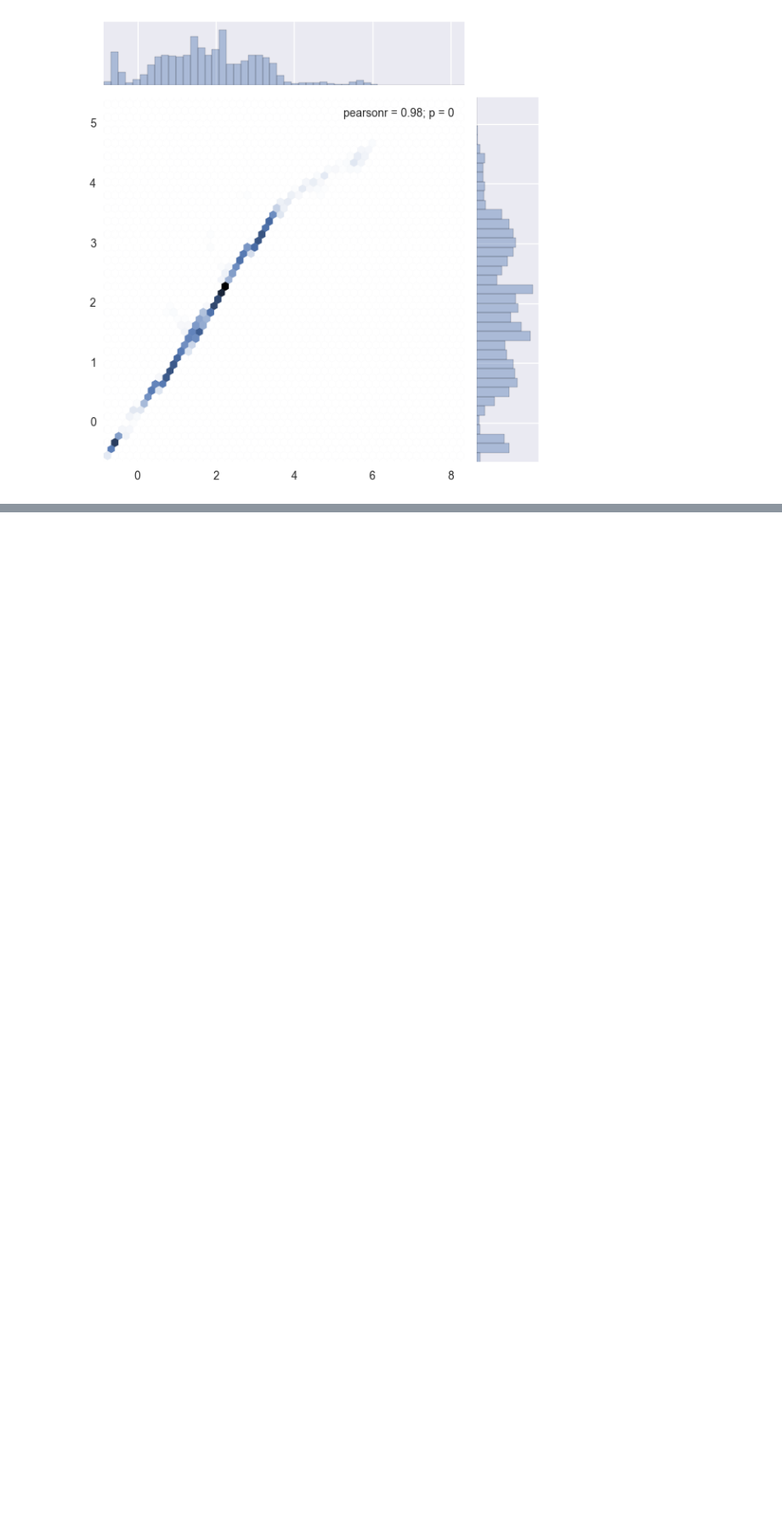
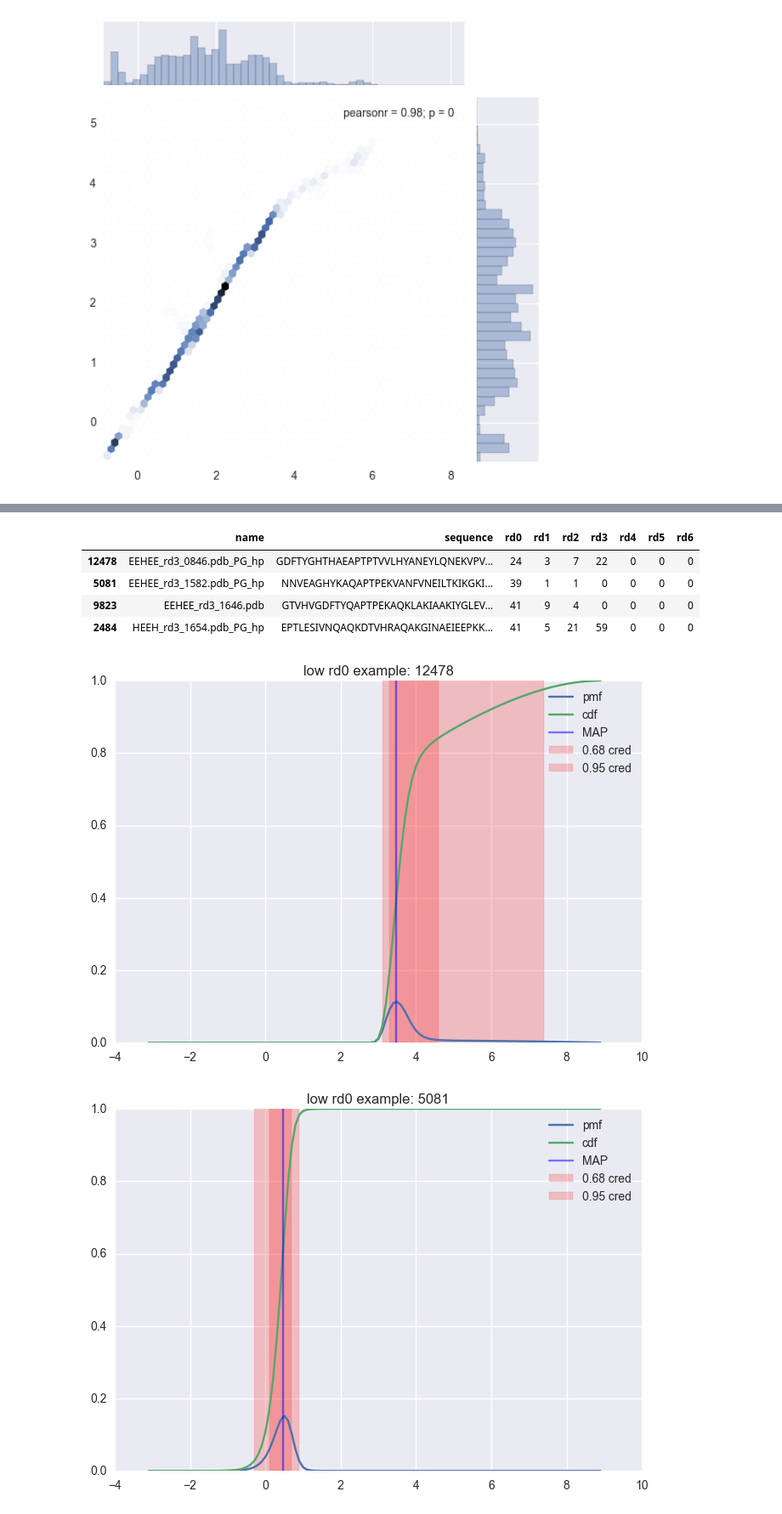
Before and after one commit to asford/protease_experimental_analysis, a Jupyter notebook: sequencing_model_example.ipynb, the cells around one changed output, grey strips where cells are left out. Shown at 85% size. Cells and saved outputs as stored; diff of their text form; code cells hidden in the pictures; blank space fills up the shorter version.

Commit message:
Add ec50 credible interval estimation to model and example notebook.

```diff
--- a/sequencing_model_example.ipynb
+++ b/sequencing_model_example.ipynb
@@ -104,0 +107,18 @@ seaborn.jointplot(default_map['sel_ec50'], alt_map["sel_ec50"], kind="hex")
+# %%
+low_count_examples = chymo_src_data.sort_values(by="rd0").query("rd2 != 0 & rd1 != 0", engine="python").head(4)
+
+for i in low_count_examples.index.values:
+    pylab.figure()
+    chymo_model.plot_cred_summary(chymo_model.estimate_ec50_cred(default_map, i))
+    pylab.title("low rd0 example: %i" % i)
+    pylab.legend()
+
+low_count_examples
+# %% [output]
+|  | name | sequence | rd0 | rd1 | rd2 | rd3 | rd4 | rd5 | rd6 |
+| 12478 | EEHEE_rd3_0846.pdb_PG_hp | GDFTYGHTHAEAPTPTVVLHYANEYLQNEKVPV... | 24 | 3 | 7 | 22 | 0 | 0 | 0 |
+| 5081 | EEHEE_rd3_1582.pdb_PG_hp | NNVEAGHYKAQAPTPEKVANFVNEILTKIKGKI... | 39 | 1 | 1 | 0 | 0 | 0 | 0 |
+| 9823 | EEHEE_rd3_1646.pdb | GTVHVGDFTYQAPTPEKAQKLAKIAAKIYGLEV... | 41 | 9 | 4 | 0 | 0 | 0 | 0 |
+| 2484 | HEEH_rd3_1654.pdb_PG_hp | EPTLESIVNQAQKDTVHRAQAKGINAEIEEPKK... | 41 | 5 | 21 | 59 | 0 | 0 | 0 |
+[figure, added]
+[figure, added]
```
Also changed, not shown: parts of 3 cells of this notebook, 1 other file.
